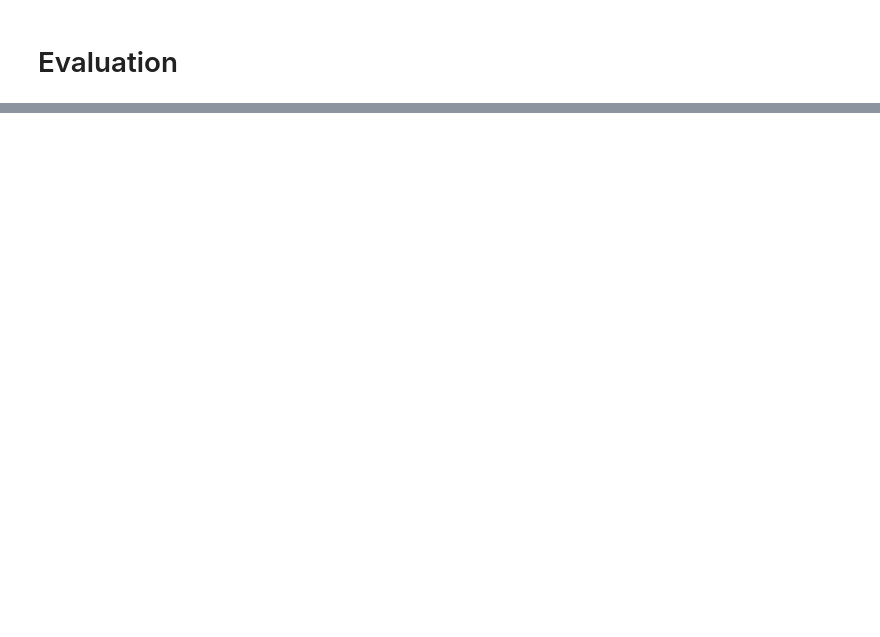
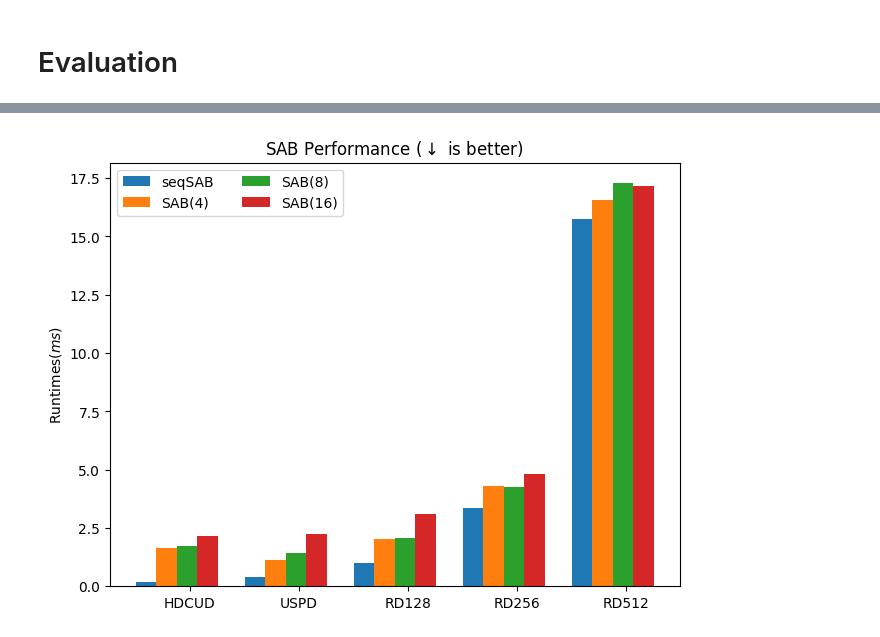
Before and after one commit to osayamenja/sab, a Jupyter notebook: walkthrough.ipynb, the cells around one changed output, grey strips where cells are left out. Cells and saved outputs as stored; diff of their text form; code cells hidden in the pictures; blank space fills up the shorter version.

```diff
--- a/walkthrough.ipynb
+++ b/walkthrough.ipynb
@@ -184,0 +189,24 @@ print(alg_t)
+# %%
+def grouped_bar_plots(data_x: List[str],
+                      data_y: Dict[str, List[float]], y_label: str,
+                      title: str, f_name: str, lloc='upper right', bl=True) -> None:
+    x = np.arange(len(data_x))  # the label locations
+    width = 0.1875  # the width of the bars
+    multiplier = 0
+
+    b_fig, ax = pyplot.subplots(layout='constrained')
+
+    for attribute, measurement in data_y.items():
+        offset = width * multiplier
+        rects = ax.bar(x + offset, measurement, width, label=attribute)
+        if bl:
+            ax.bar_label(rects, padding=3, fmt='%.2f')
+        multiplier += 1
+
+    # Add some text for labels, title and custom x-axis tick labels, etc.
+    ax.set_ylabel(y_label)
+    ax.set_title(title)
+    ax.set_xticks(x + 0.4, data_x)
+    ax.legend(loc=lloc, ncols=2)
+    pyplot.savefig(f_name)
+    pyplot.show()
@@ -184,0 +342,23 @@ print(alg_t)
+# %%
+x_labels = ["HDCUD", "USPD", "RD128", "RD256", "RD512"]
+y_labels = ["seqSAB", "SAB(4)", "SAB(8)", "SAB(16)"]
+d1_a_t = v_d[0][3]
+d2_a_t = v_d[1][3]
+s_dg = r_v_d
+
+# normalize to ms
+s_d = [d1_a_t[0] * 1000, d2_a_t[0] * 1000, s_dg[0][0] * 1000, s_dg[1][0] * 1000, s_dg[2][0] * 1000]
+s_4 = [d1_a_t[1] * 1000, d2_a_t[1] * 1000, s_dg[0][1] * 1000, s_dg[1][1] * 1000, s_dg[2][1] * 1000]
+s_8 = [d1_a_t[2] * 1000, d2_a_t[2] * 1000, s_dg[0][2] * 1000, s_dg[1][2] * 1000, s_dg[2][2] * 1000]
+s_16 = [d1_a_t[3] * 1000, d2_a_t[3] * 1000, s_dg[0][3] * 1000, s_dg[1][3] * 1000, s_dg[2][3] * 1000]
+# %%
+d_y = {
+    y_labels[0]: s_d,
+    y_labels[1]: s_4,
+    y_labels[2]: s_8,
+    y_labels[3]: s_16,
+}
+
+grouped_bar_plots(x_labels, d_y, r"Runtimes ($ms$)", r"SAB Performance ($\downarrow$ is better)", "sab_perf2.pdf", lloc='upper left', bl=False)
+# %% [output]
+[figure, added]
```
Also changed, not shown: parts of 32 cells of this notebook, 4 other files.
